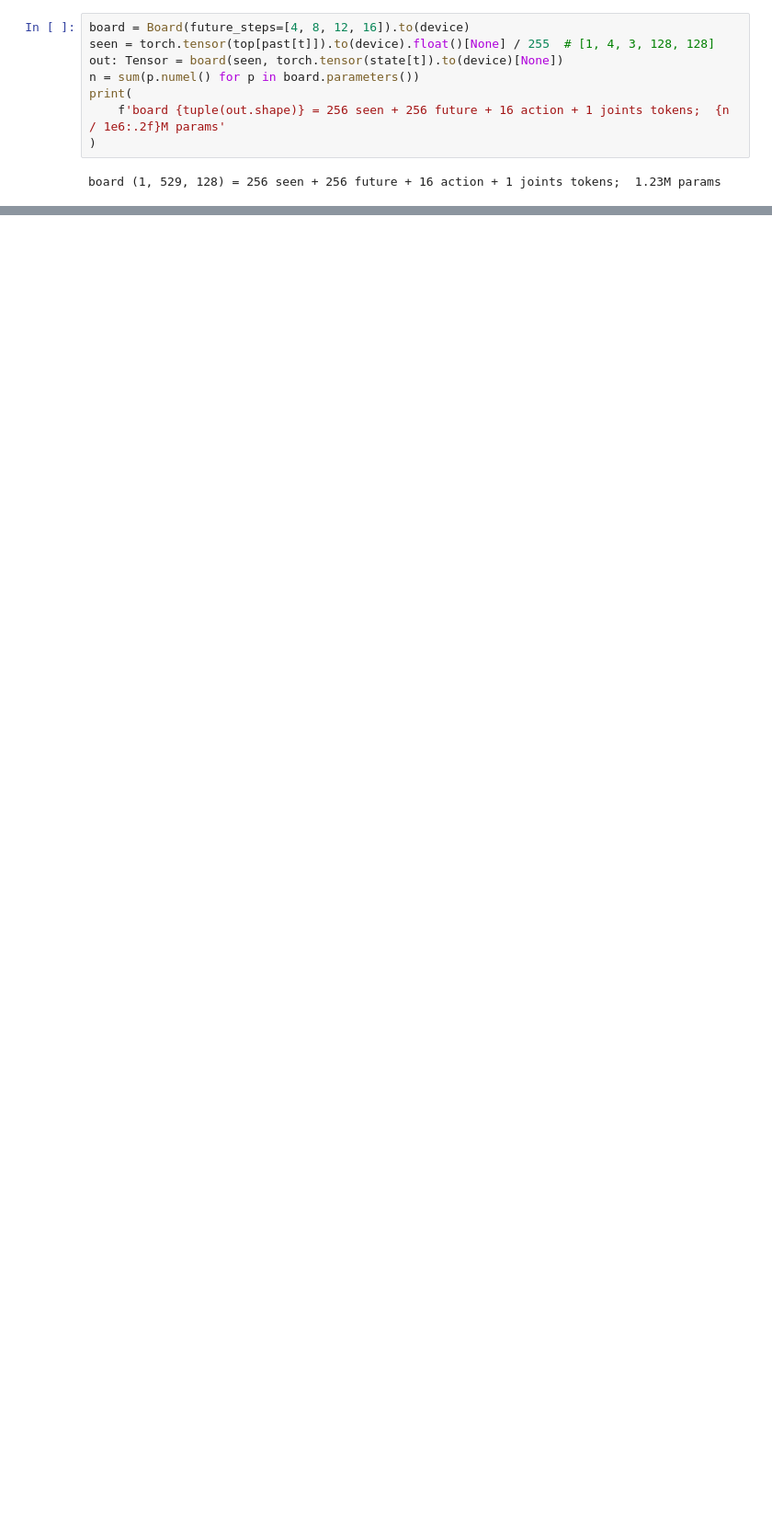
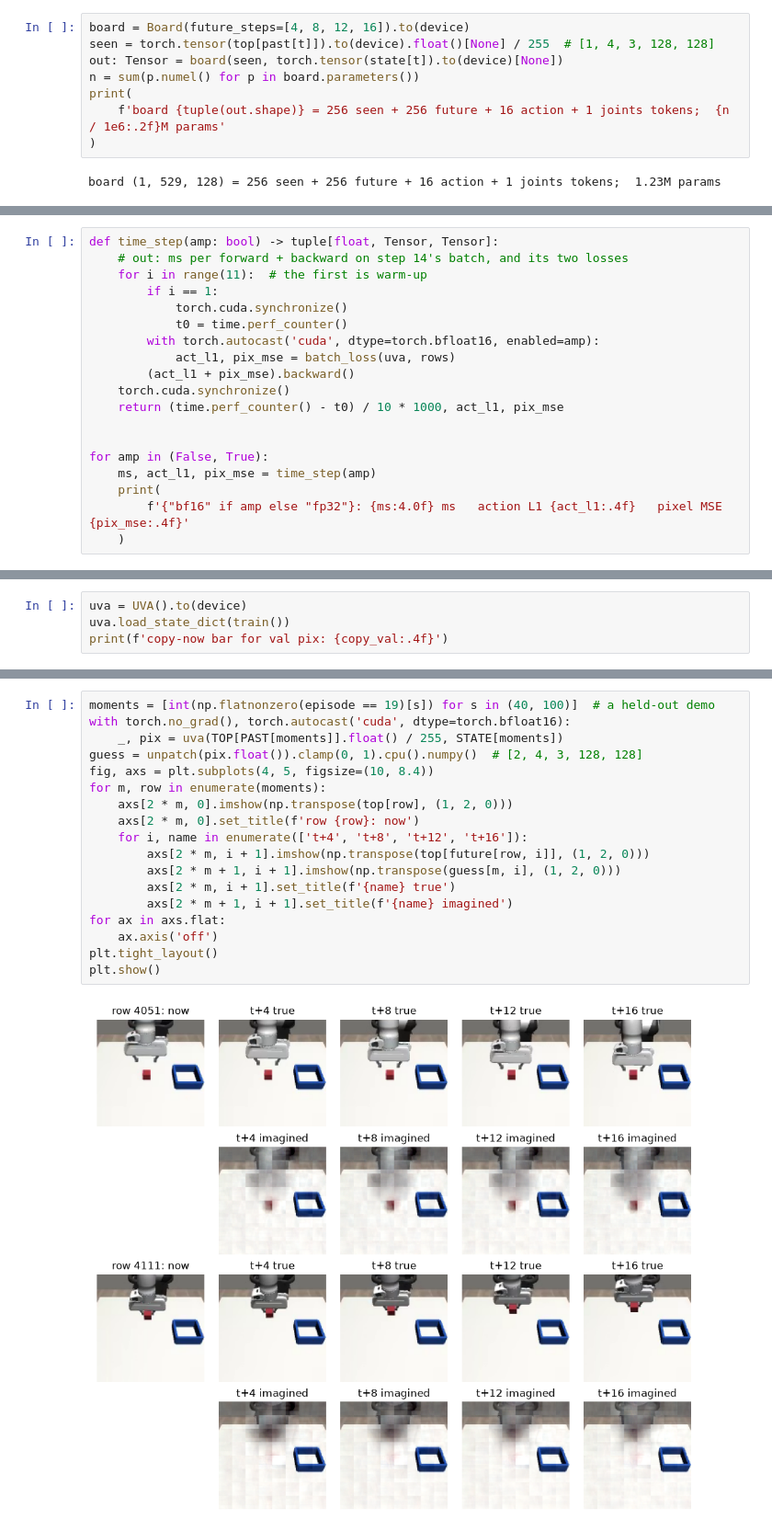
Before and after one commit to rgsk/dream-robot, a Jupyter notebook: rough/uva.ipynb, the cells around one changed output, grey strips where cells are left out. Shown at 92% size. Saved outputs shown, nothing was run; the diff lists cells and outputs as text; blank space fills up the shorter version.

```diff
--- a/rough/uva.ipynb
+++ b/rough/uva.ipynb
@@ -263,0 +430,19 @@ board (1, 529, 128) = 256 seen + 256 future + 16 action + 1 joints tokens;  1.23
+# %%
+def time_step(amp: bool) -> tuple[float, Tensor, Tensor]:
+    # out: ms per forward + backward on step 14's batch, and its two losses
+    for i in range(11):  # the first is warm-up
+        if i == 1:
+            torch.cuda.synchronize()
+            t0 = time.perf_counter()
+        with torch.autocast('cuda', dtype=torch.bfloat16, enabled=amp):
+            act_l1, pix_mse = batch_loss(uva, rows)
+        (act_l1 + pix_mse).backward()
+    torch.cuda.synchronize()
+    return (time.perf_counter() - t0) / 10 * 1000, act_l1, pix_mse
+
+
+for amp in (False, True):
+    ms, act_l1, pix_mse = time_step(amp)
+    print(
+        f'{"bf16" if amp else "fp32"}: {ms:4.0f} ms   action L1 {act_l1:.4f}   pixel MSE {pix_mse:.4f}'
+    )
@@ -263,0 +510,4 @@ board (1, 529, 128) = 256 seen + 256 future + 16 action + 1 joints tokens;  1.23
+# %%
+uva = UVA().to(device)
+uva.load_state_dict(train())
+print(f'copy-now bar for val pix: {copy_val:.4f}')
@@ -263,0 +527,20 @@ board (1, 529, 128) = 256 seen + 256 future + 16 action + 1 joints tokens;  1.23
+# %%
+moments = [int(np.flatnonzero(episode == 19)[s]) for s in (40, 100)]  # a held-out demo
+with torch.no_grad(), torch.autocast('cuda', dtype=torch.bfloat16):
+    _, pix = uva(TOP[PAST[moments]].float() / 255, STATE[moments])
+guess = unpatch(pix.float()).clamp(0, 1).cpu().numpy()  # [2, 4, 3, 128, 128]
+fig, axs = plt.subplots(4, 5, figsize=(10, 8.4))
+for m, row in enumerate(moments):
+    axs[2 * m, 0].imshow(np.transpose(top[row], (1, 2, 0)))
+    axs[2 * m, 0].set_title(f'row {row}: now')
+    for i, name in enumerate(['t+4', 't+8', 't+12', 't+16']):
+        axs[2 * m, i + 1].imshow(np.transpose(top[future[row, i]], (1, 2, 0)))
+        axs[2 * m + 1, i + 1].imshow(np.transpose(guess[m, i], (1, 2, 0)))
+        axs[2 * m, i + 1].set_title(f'{name} true')
+        axs[2 * m + 1, i + 1].set_title(f'{name} imagined')
+for ax in axs.flat:
+    ax.axis('off')
+plt.tight_layout()
+plt.show()
+# %% [output]
+[figure, added]
```
Also changed, not shown: parts of 31 cells of this notebook, 2 other files.
